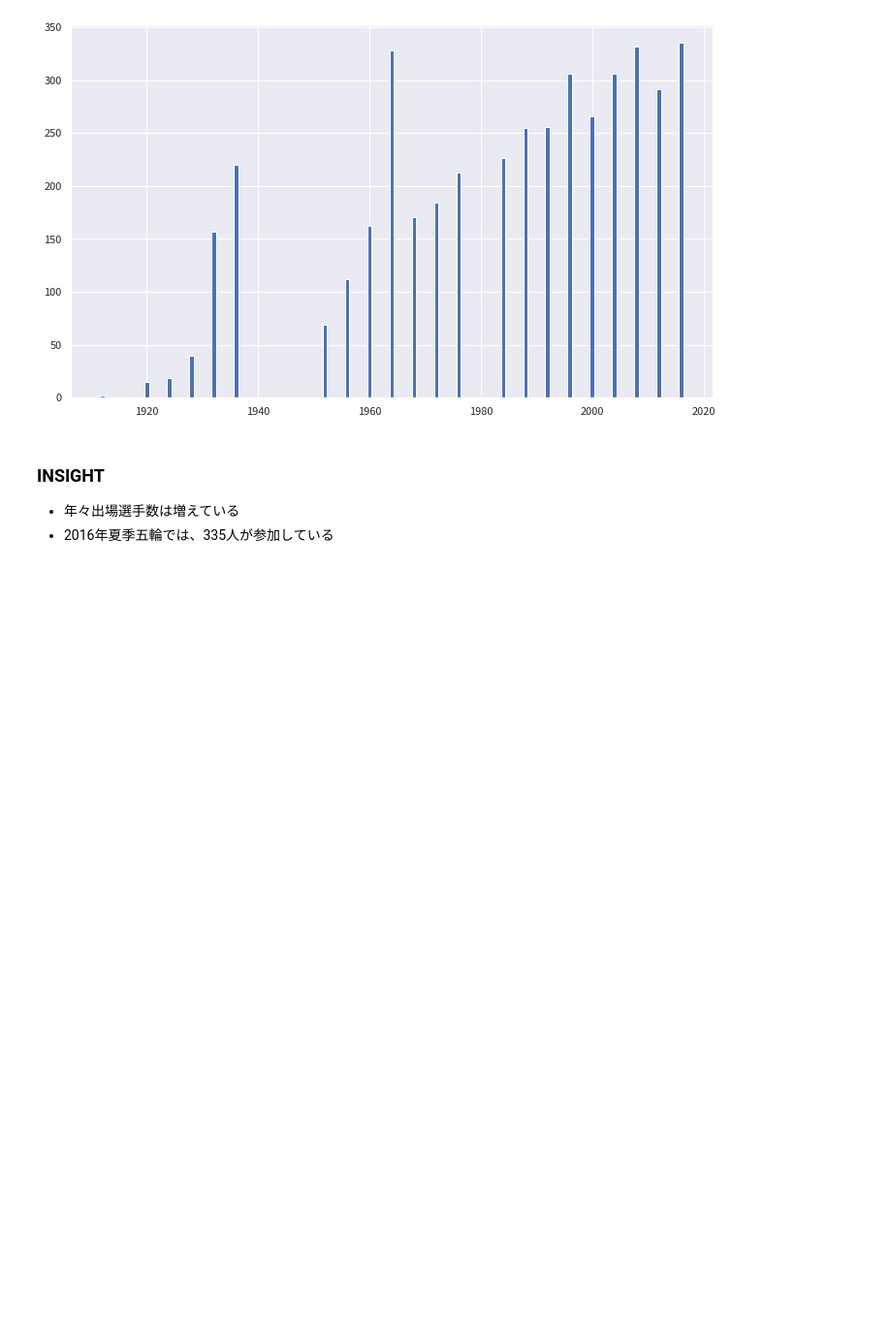
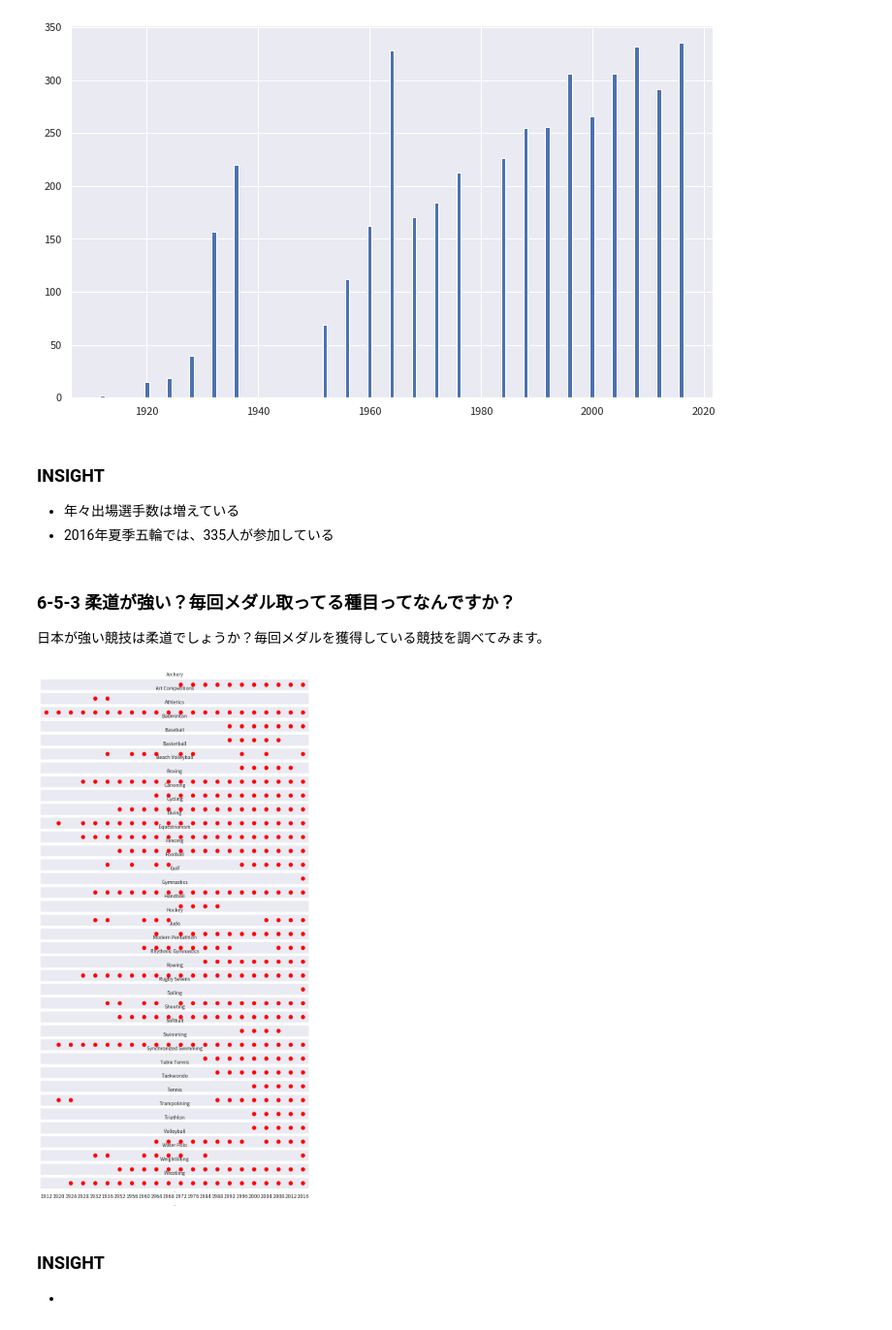
Before and after one commit to 900914/TIL, a Jupyter notebook: Kaggle/120olympic_analytics.ipynb, the cells around one changed output. Shown at 97% size. Cells and saved outputs as stored; diff of their text form; code cells hidden in the pictures; blank space fills up the shorter version.

```diff
--- a/Kaggle/120olympic_analytics.ipynb
+++ b/Kaggle/120olympic_analytics.ipynb
@@ -1021,3 +1024,36 @@ plt.show()
 ### INSIGHT
 - 年々出場選手数は増えている
 - 2016年夏季五輪では、335人が参加している
+# %% [markdown]
+### 6-5-3 柔道が強い？毎回メダル取ってる種目ってなんですか？
+
+日本が強い競技は柔道でしょうか？毎回メダルを獲得している競技を調べてみます。
+# %%
+japan_pivot =  sub_df[sub_df['region']=='Japan']
+japan_pivot_bool = pd.pivot_table(japan_pivot,index='Sport',columns='Year',values='MedalSum',\
+               aggfunc = lambda x: 1 if x is not None else False )
+japan_pivot_bool_T = japan_pivot_bool.T
+# %%
+
+fig = plt.figure(figsize=(10,20),dpi=100,facecolor='white',edgecolor='white',linewidth=2)
+ax = []
+
+
+for i , sport in enumerate(japan_pivot_bool_T.columns):
+    ax.append(fig.add_subplot(38,1,i+1))
+    sns.pointplot(x=japan_pivot_bool_T.index,y=japan_pivot_bool_T[sport],\
+              data=japan_pivot_bool_T,color='red',markers='o',fontsize=10,join=False,ax=ax[i])
+    #ax[i].set_xlim(1900,2017)
+    #ax[i].set_ylim(0,2)
+    ax[i].set_xlabel('.')
+    ax[i].set_ylabel('')
+    ax[i].set_title(sport,fontsize=10)
+    ax[i].set_yticks([])
+
+plt.show()
+# %% [output]
+[figure, added]
+# %% [markdown]
+### INSIGHT
+
+-
```
Also changed, not shown: parts of 1 cell of this notebook.
